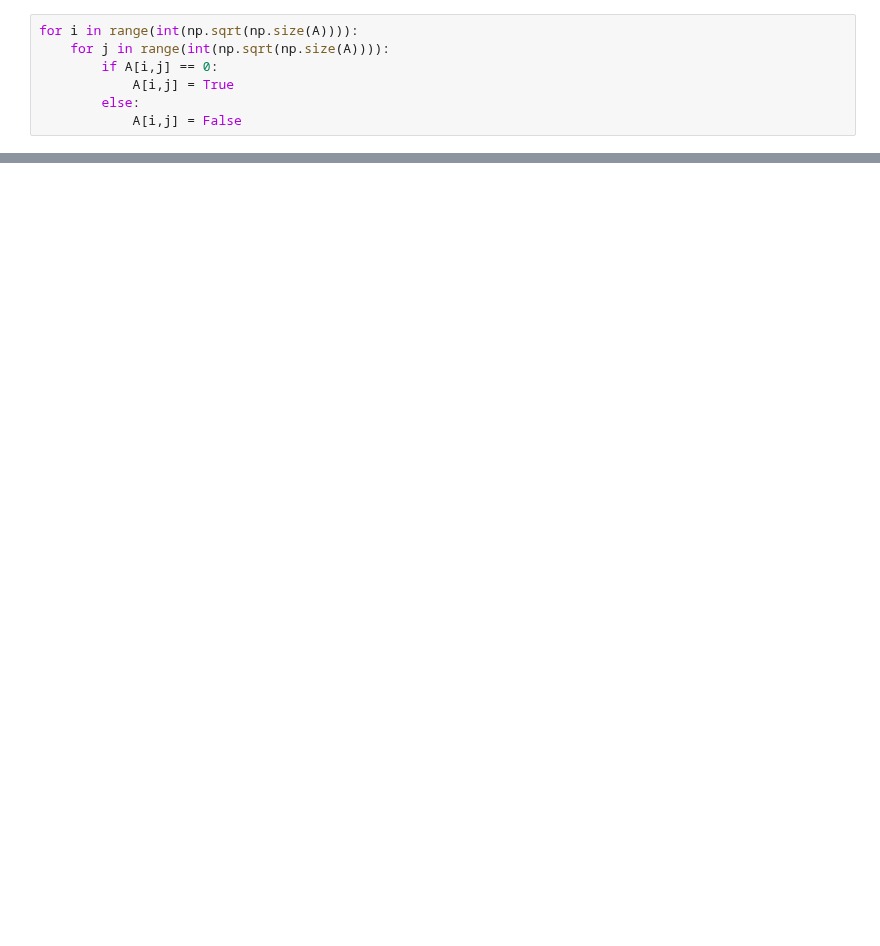
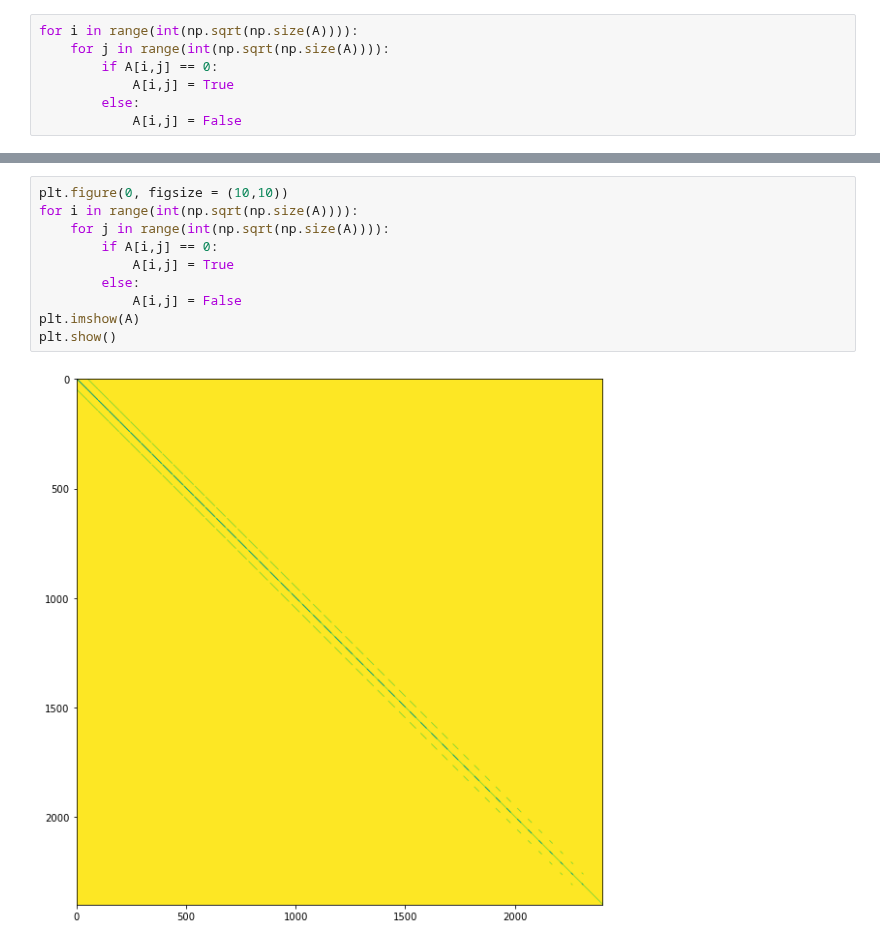
Before and after one commit to aledha/TMA4212-NumDiffDiff, a Jupyter notebook: Project 1/OleScribbles.ipynb, the cells around one changed output, grey strips where cells are left out. Saved outputs shown, nothing was run; the diff lists cells and outputs as text; blank space fills up the shorter version.

```diff
--- a/Project 1/OleScribbles.ipynb
+++ b/Project 1/OleScribbles.ipynb
@@ -254,0 +294,12 @@ plt.show()
+# %%
+plt.figure(0, figsize = (10,10))
+for i in range(int(np.sqrt(np.size(A)))):
+    for j in range(int(np.sqrt(np.size(A)))):
+        if A[i,j] == 0:
+            A[i,j] = True
+        else:
+            A[i,j] = False
+plt.imshow(A)
+plt.show()
+# %% [output]
+[figure, added]
```
Also changed, not shown: parts of 7 cells of this notebook.
